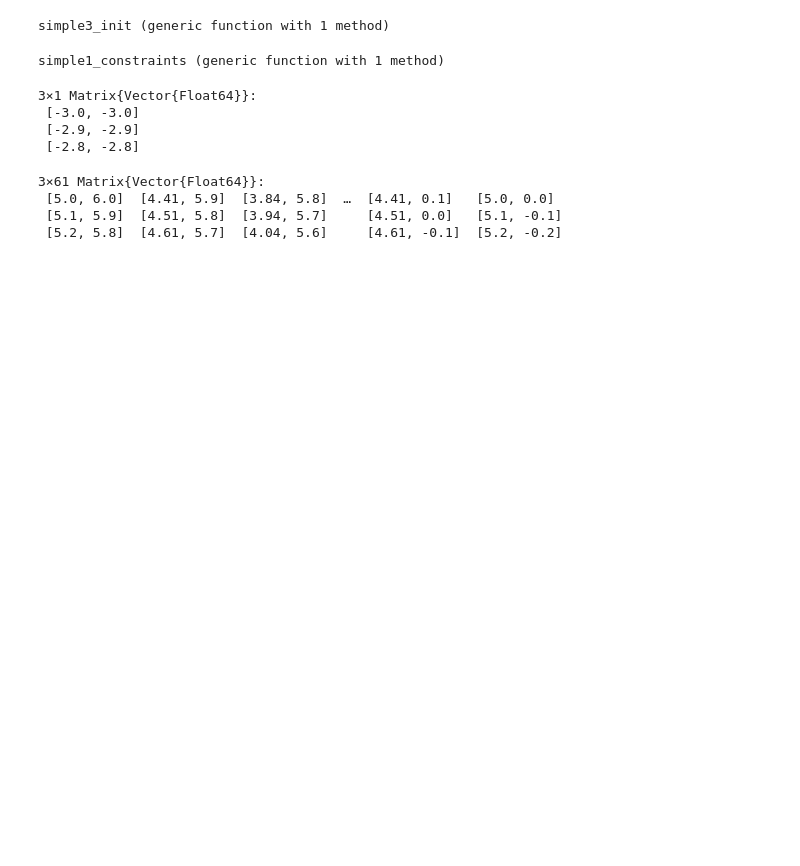
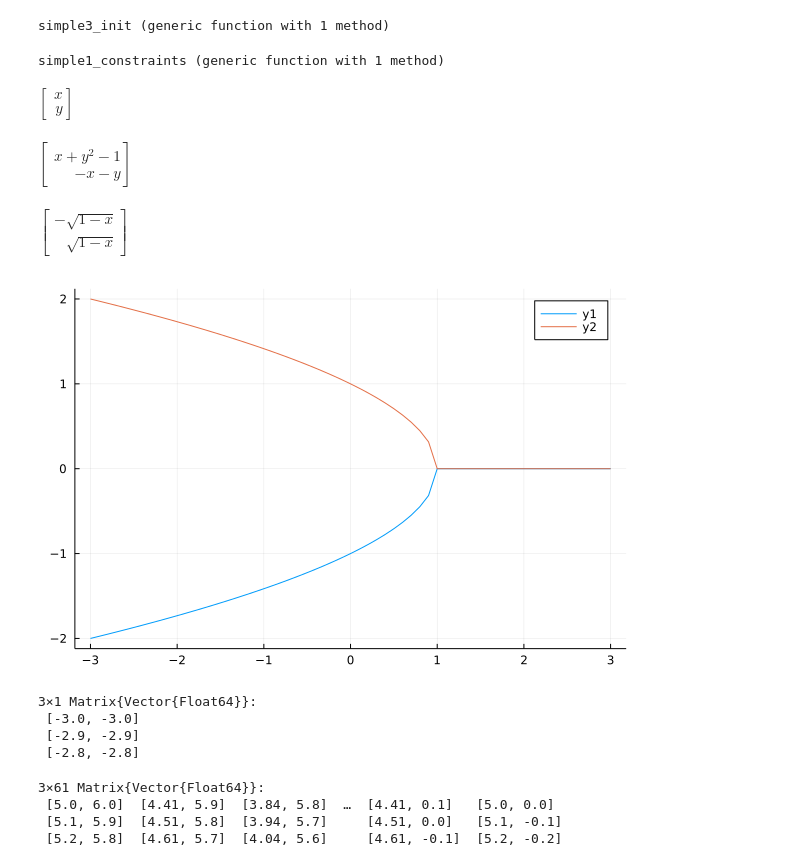
Before and after one commit to juliet29/cs361_project02, a Jupyter notebook: project2_jl/test02.ipynb, the cells around one changed output. Saved outputs shown, nothing was run; the diff lists cells and outputs as text; code cells hidden in the pictures; blank space fills up the shorter version.

```diff
--- a/project2_jl/test02.ipynb
+++ b/project2_jl/test02.ipynb
@@ -12,6 +60,28 @@ function simple1_constraints(x::Vector)
 end
 # %% [output]
 simple1_constraints (generic function with 1 method)
+# %%
+x, y = symbols("x, y")
+X = [x, y]
+# %% [output]
+$\left[ \begin{array}{r}x\\y\end{array} \right]$
+# %%
+h = simple1_constraints(X)
+# %% [output]
+$\left[ \begin{array}{r}x + y^{2} - 1\\- x - y\end{array} \right]$
+# %%
+j1 = solve((h[1]), (y))
+# %% [output]
+$\left[ \begin{array}{r}- \sqrt{1 - x}\\\sqrt{1 - x}\end{array} \right]$
+# %%
+xr = Vector(-3:0.1:3)
+jr1 = [ real(j1[1](x => i)) for i in xr];
+jr2 = [ real(j1[2](x => i)) for i in xr];
+# %%
+plot(xr, jr1)
+plot!(xr, jr2)
+# %% [output]
+[figure, added]
 # %%
 xr = Vector(-3:0.1:3)
 yr = Vector(-3:0.1:3)
```
Also changed, not shown: parts of 23 cells of this notebook, 17 other files.
